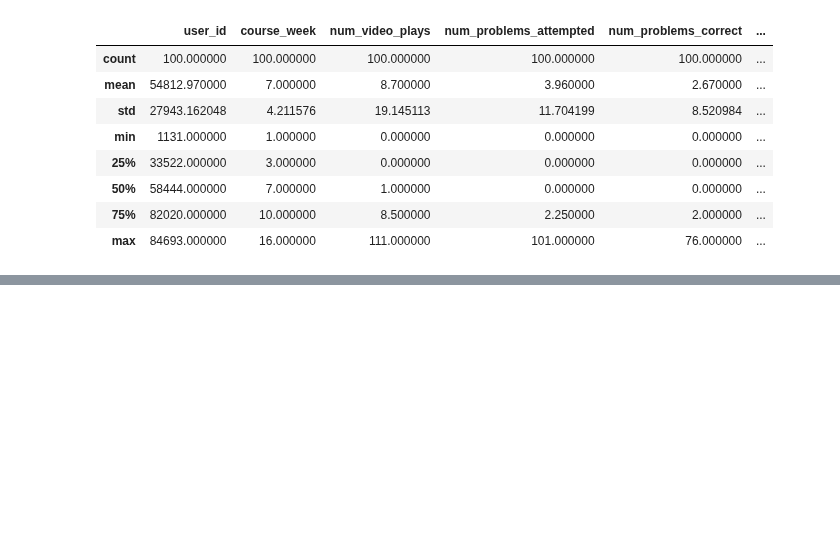
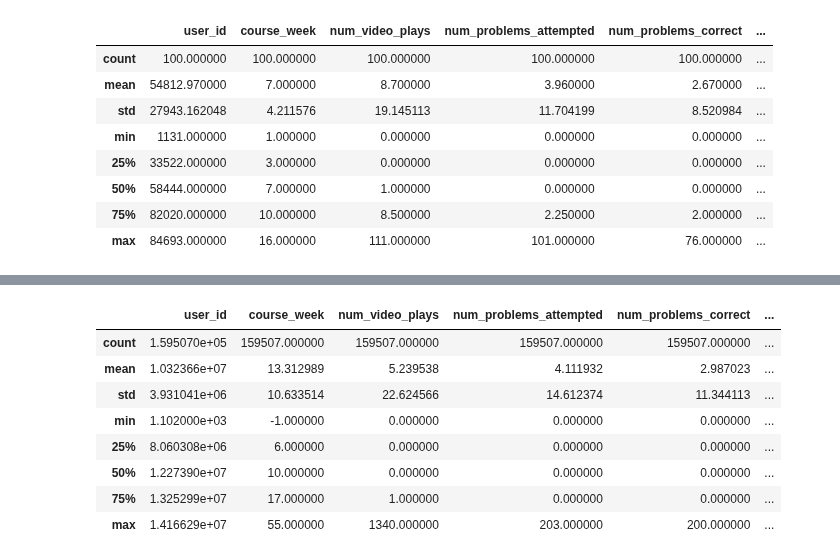
Before and after one commit to kabirkhan/edx_learner_attrition, a Jupyter notebook: workbook.ipynb, the cells around one changed output, grey strips where cells are left out. Saved outputs shown, nothing was run; the diff lists cells and outputs as text; code cells hidden in the pictures; blank space fills up the shorter version.

```diff
--- a/workbook.ipynb
+++ b/workbook.ipynb
@@ -597,0 +663,12 @@ plt.show()
+# %%
+data.describe()
+# %% [output]
+|  | user_id | course_week | num_video_plays | num_problems_attempted | num_problems_correct | ... |
+| count | 1.595070e+05 | 159507.000000 | 159507.000000 | 159507.000000 | 159507.000000 | ... |
+| mean | 1.032366e+07 | 13.312989 | 5.239538 | 4.111932 | 2.987023 | ... |
+| std | 3.931041e+06 | 10.633514 | 22.624566 | 14.612374 | 11.344113 | ... |
+| min | 1.102000e+03 | -1.000000 | 0.000000 | 0.000000 | 0.000000 | ... |
+| 25% | 8.060308e+06 | 6.000000 | 0.000000 | 0.000000 | 0.000000 | ... |
+| 50% | 1.227390e+07 | 10.000000 | 0.000000 | 0.000000 | 0.000000 | ... |
+| 75% | 1.325299e+07 | 17.000000 | 1.000000 | 0.000000 | 0.000000 | ... |
+| max | 1.416629e+07 | 55.000000 | 1340.000000 | 203.000000 | 200.000000 | ... |
```
Also changed, not shown: parts of 29 cells of this notebook, 14 other files.
